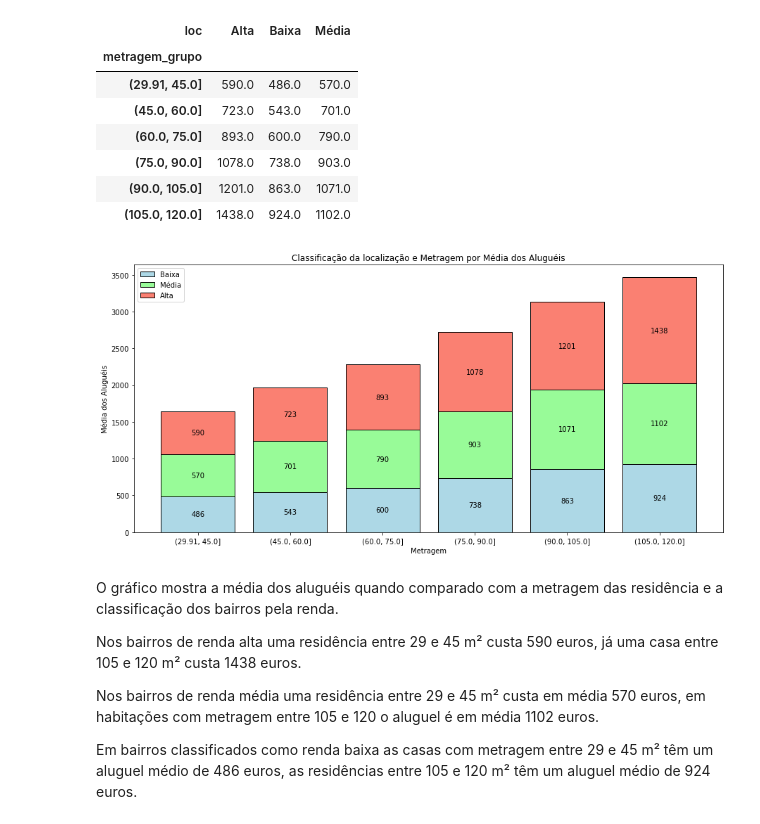
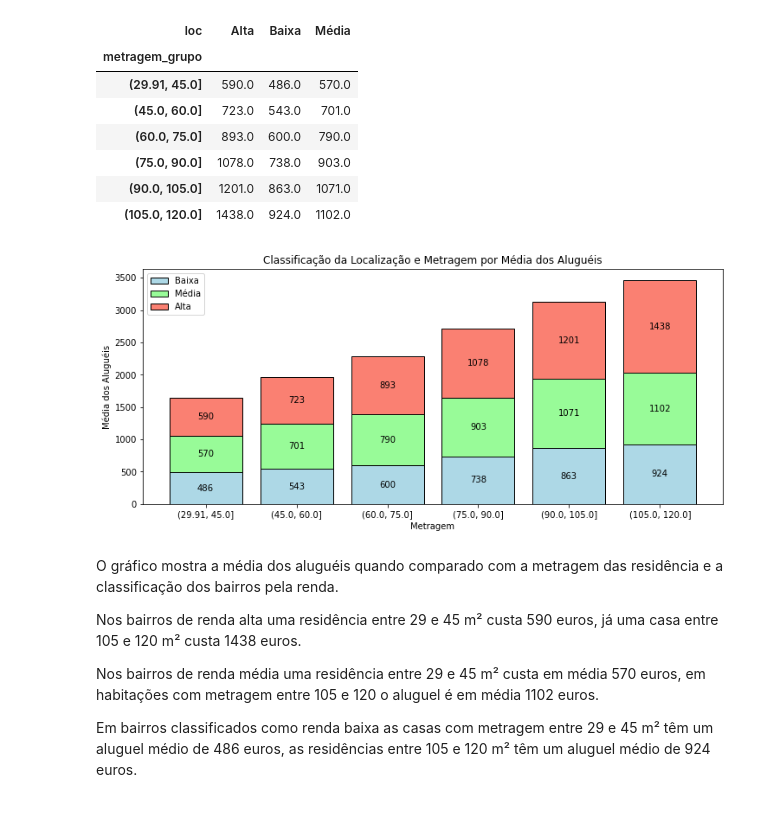
Before and after one commit to larissamacedors/EDA_rent, a Jupyter notebook: Analise_Exploratoria_de_Dados_Aluguel.ipynb, the cells around one changed output. Cells and saved outputs as stored; diff of their text form; code cells hidden in the pictures.

```diff
--- a/Analise_Exploratoria_de_Dados_Aluguel.ipynb
+++ b/Analise_Exploratoria_de_Dados_Aluguel.ipynb
@@ -612,37 +620,35 @@ loc_met_al
 | (90.0, 105.0] | 1201.0 | 863.0 | 1071.0 |
 | (105.0, 120.0] | 1438.0 | 924.0 | 1102.0 |
 # %%
-import numpy as np
-
-plt.figure(figsize=(15, 7))
+plt.figure(figsize=(12, 5))
 
 #Criando os dados
 x = ['(29.91, 45.0]', '(45.0, 60.0]', '(60.0, 75.0]', '(75.0, 90.0]', '(90.0, 105.0]', '(105.0, 120.0]']
 y1 = np.array([486, 543, 600, 738, 863, 924])
 y2 = np.array([570,701,790,903,1071,1102])
 y3 = np.array([590,723,893,1078,1201,1438])
 
 #Plotando as barras agrupadas
 plt.bar(x, y1, edgecolor='black', color='lightblue')
 plt.bar(x, y2, edgecolor='black', bottom=y1, color='palegreen')
 plt.bar(x, y3, edgecolor='black',bottom=y1+y2, color='salmon')
 
 #Plotando os rótulos de valores para cada barra empilhada
 for xpos, ypos, yval in zip(x, y1/2, y1):
     plt.text(xpos, ypos, yval, ha="center", va="center")
 for xpos, ypos, yval in zip(x, y1+y2/2, y2):
     plt.text(xpos, ypos, yval, ha="center", va="center")
 for xpos, ypos, yval in zip(x, y1+y2+y3/2, y3):
     plt.text(xpos, ypos, yval, ha="center", va="center")
 
 #Customização do gráfico
 plt.xlabel("Metragem")
 plt.ylabel("Média dos Aluguéis")
 plt.legend(["Baixa", "Média", "Alta"])
-plt.title("Classificação da localização e Metragem por Média dos Aluguéis")
+plt.title("Classificação da Localização e Metragem por Média dos Aluguéis")
 plt.show()
 # %% [output]
-[figure, old version]
+[figure, new version]
 # %% [markdown]
 O gráfico mostra a média dos aluguéis quando comparado com a metragem das residência e a classificação dos bairros pela renda.
 
```
Also changed, not shown: parts of 13 cells of this notebook.
